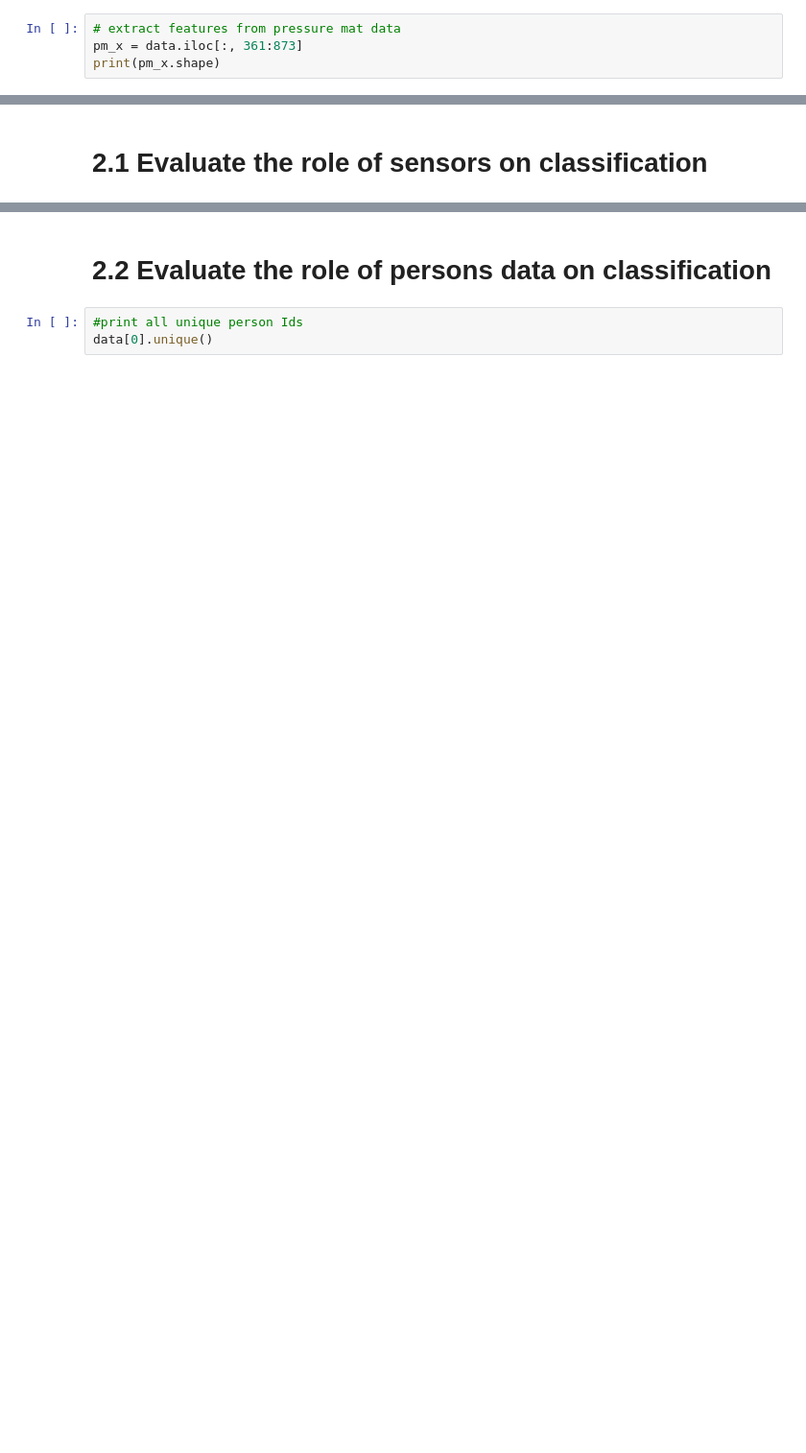
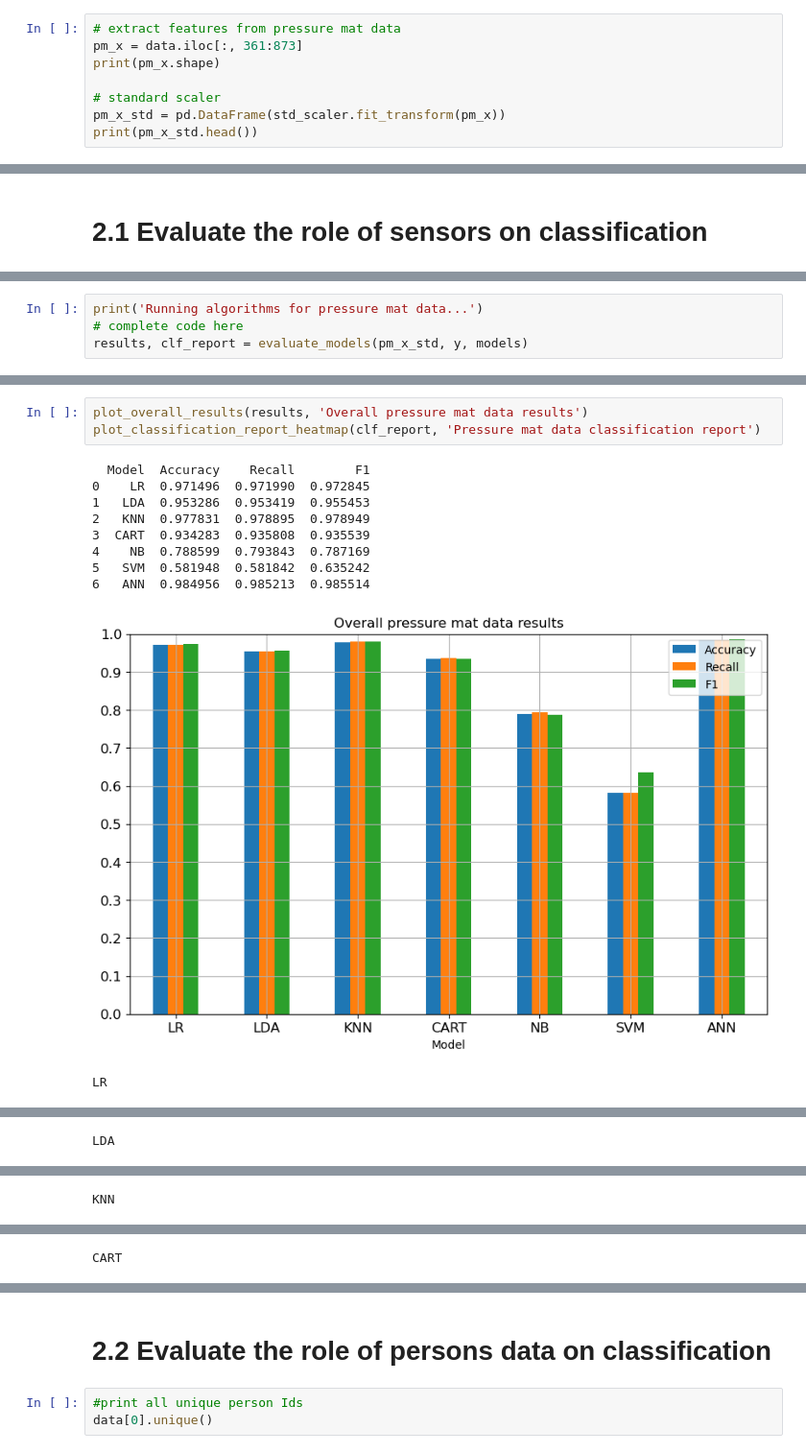
Before and after one commit to MadLadMadara/CM4107-Advanced-Artificial-Intelligence-CW2, a Jupyter notebook: CM4017_mex_data_updated.ipynb, the cells around one changed output, grey strips where cells are left out. Shown at 96% size. Cells and saved outputs as stored; diff of their text form; blank space fills up the shorter version.

```diff
--- a/CM4017_mex_data_updated.ipynb
+++ b/CM4017_mex_data_updated.ipynb
@@ -46,4 +100,8 @@ print(act_x.shape)
 # extract features from pressure mat data
 pm_x = data.iloc[:, 361:873]
 print(pm_x.shape)
+
+# standard scaler
+pm_x_std = pd.DataFrame(std_scaler.fit_transform(pm_x))
+print(pm_x_std.head())
 # %% [output]
@@ -74,0 +332,4 @@ models.append(('ANN', MLPClassifier()))
+# %%
+print('Running algorithms for pressure mat data...')
+# complete code here
+results, clf_report = evaluate_models(pm_x_std, y, models)
@@ -74,0 +352,14 @@ models.append(('ANN', MLPClassifier()))
+# %%
+plot_overall_results(results, 'Overall pressure mat data results')
+plot_classification_report_heatmap(clf_report, 'Pressure mat data classification report')
+# %% [output]
+  Model  Accuracy    Recall        F1
+0    LR  0.971496  0.971990  0.972845
+1   LDA  0.953286  0.953419  0.955453
+2   KNN  0.977831  0.978895  0.978949
+3  CART  0.934283  0.935808  0.935539
+4    NB  0.788599  0.793843  0.787169
+5   SVM  0.581948  0.581842  0.635242
+6   ANN  0.984956  0.985213  0.985514
+[figure, added]
+LR
@@ -74,0 +367 @@ models.append(('ANN', MLPClassifier()))
+LDA
@@ -74,0 +369 @@ models.append(('ANN', MLPClassifier()))
+KNN
@@ -74,0 +371 @@ models.append(('ANN', MLPClassifier()))
+CART
```
Also changed, not shown: parts of 36 cells of this notebook, 1 other file.
